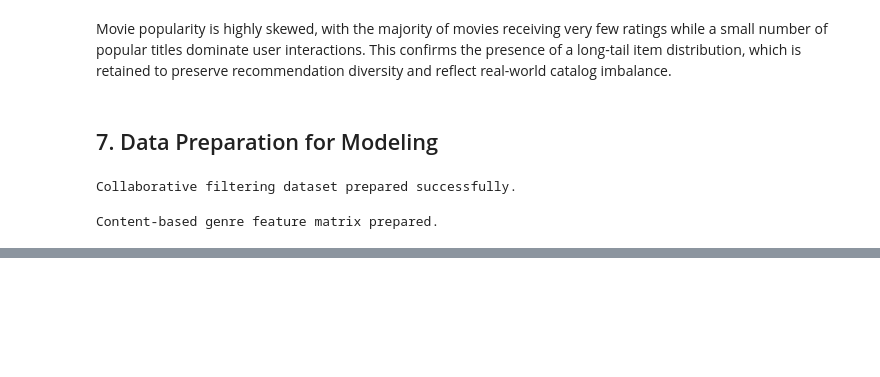
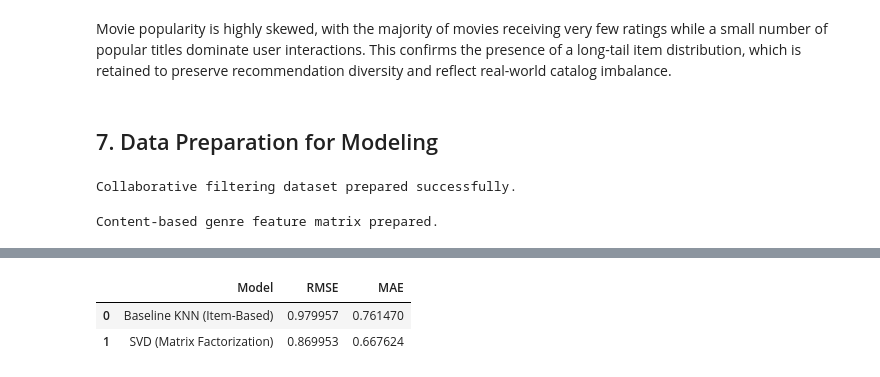
Before and after one commit to MrDenzy/Phase-4-Project---Movie-Recommendation-System, a Jupyter notebook: notebook/jasho.ipynb, the cells around one changed output, grey strips where cells are left out. Saved outputs shown, nothing was run; the diff lists cells and outputs as text; code cells hidden in the pictures; blank space fills up the shorter version.

```diff
--- a/notebook/jasho.ipynb
+++ b/notebook/jasho.ipynb
@@ -302,0 +445,13 @@ Content-based genre feature matrix prepared.
+# %%
+# 10.3 Model Comparison Table
+model_comparison = pd.DataFrame({
+    "Model": ["Baseline KNN (Item-Based)", "SVD (Matrix Factorization)"],
+    "RMSE": [baseline_rmse, svd_rmse],
+    "MAE": [baseline_mae, svd_mae]
+})
+
+model_comparison
+# %% [output]
+|  | Model | RMSE | MAE |
+| 0 | Baseline KNN (Item-Based) | 0.979957 | 0.761470 |
+| 1 | SVD (Matrix Factorization) | 0.869953 | 0.667624 |
```
Also changed, not shown: parts of 11 cells of this notebook.
